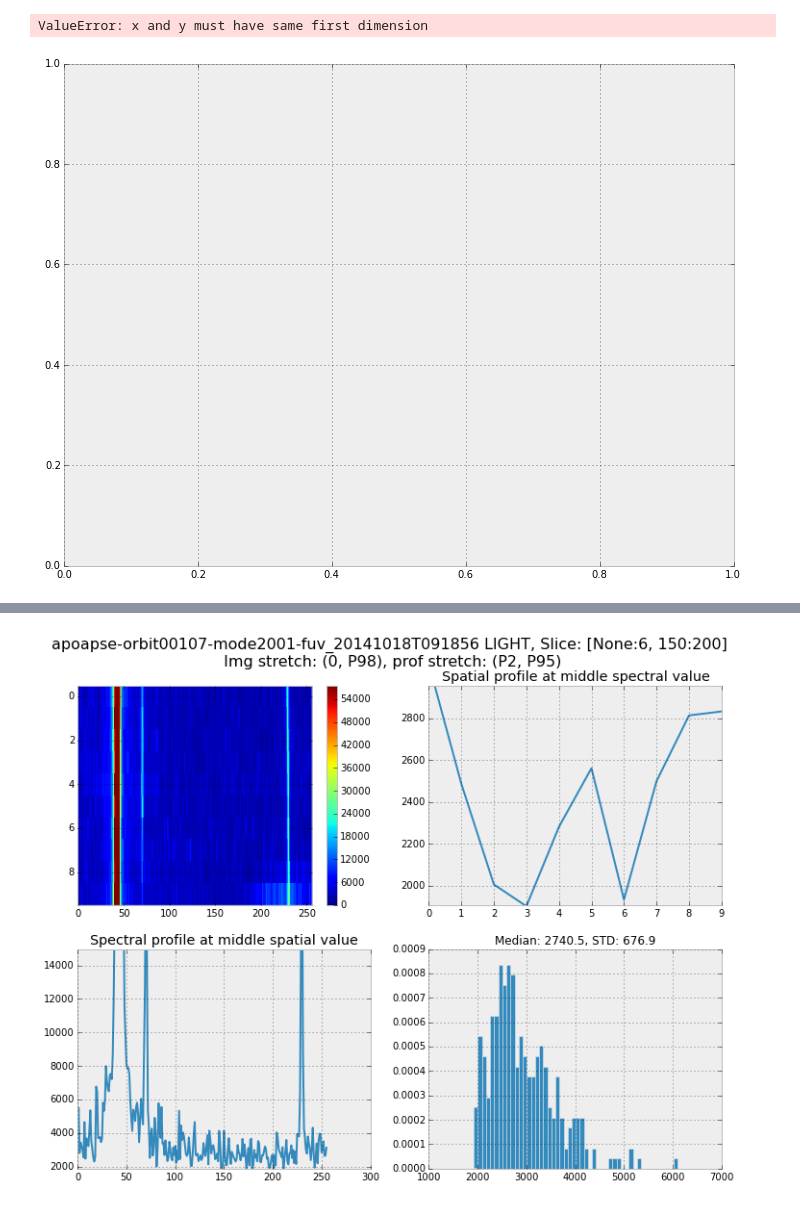
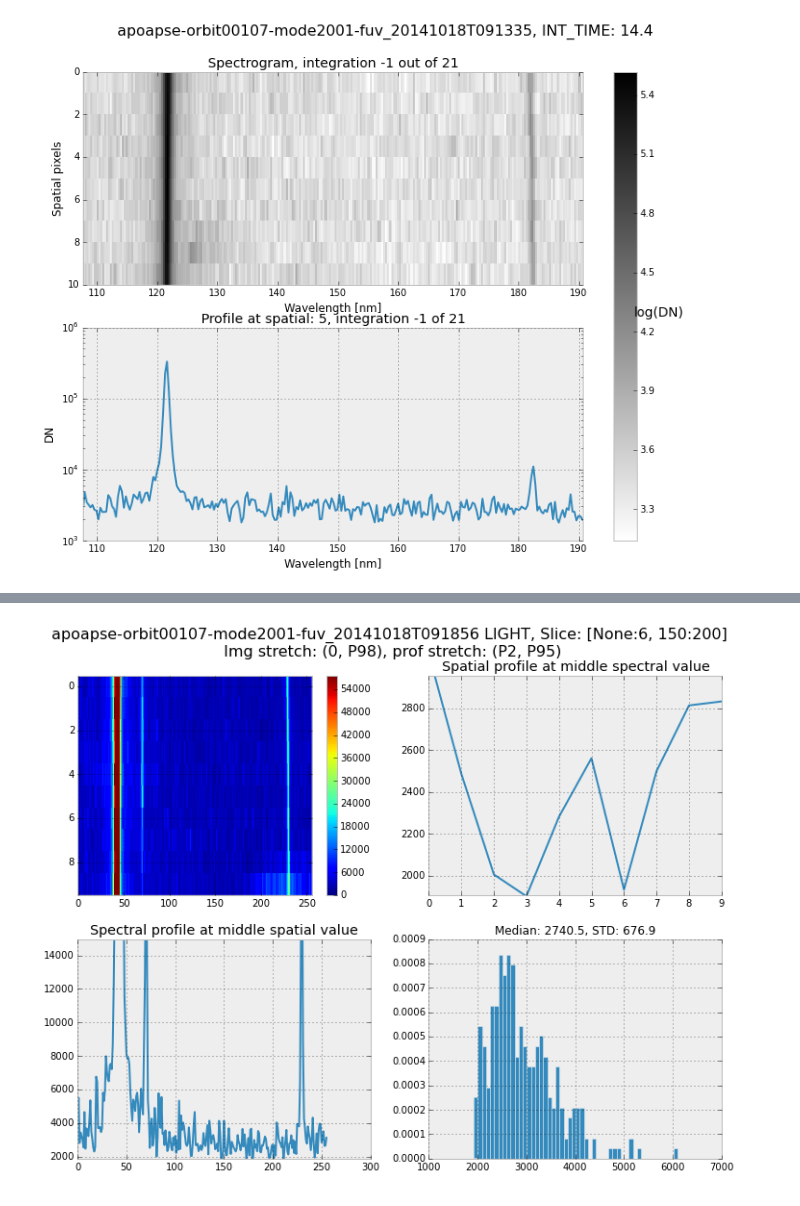
Before and after one commit to michaelaye/iuvs, a Jupyter notebook: notebooks/2015-03-02 IUVS Meeting Berkeley Light to Light.ipynb, the cells around one changed output, grey strips where cells are left out. Saved outputs shown, nothing was run; the diff lists cells and outputs as text; code cells hidden in the pictures.

```diff
--- a/notebooks/2015-03-02 IUVS Meeting Berkeley Light to Light.ipynb
+++ b/notebooks/2015-03-02 IUVS Meeting Berkeley Light to Light.ipynb
@@ -270,8 +210,7 @@ ipdb> exit
-# %%
-l1b.plot_raw_profile()
-# %% [output]
-ValueError: x and y must have same first dimension
-[figure, removed]
+# %%
+l1b.plot_raw_overview(-1)
+# %% [output]
+[figure, added]
 # %%
 show_image_overview(l1b)
 # %% [output]
```
Also changed, not shown: parts of 41 cells of this notebook, 1 other file.
